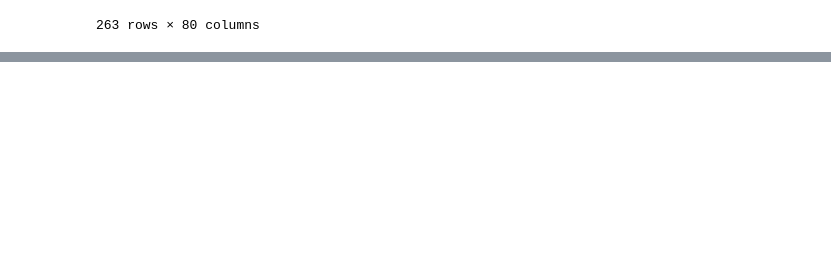
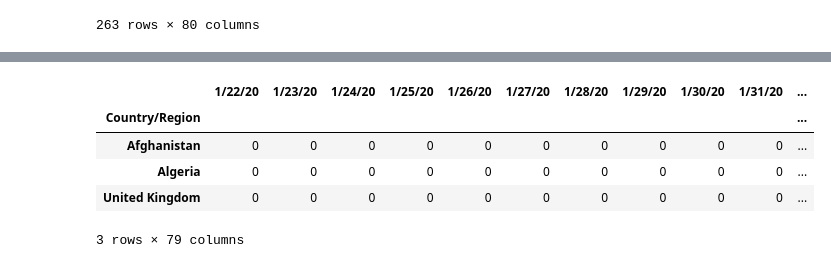
Before and after one commit to FrtZgwL/CoronaBot, a Jupyter notebook: DataAnalysis/EDA .ipynb, the cells around one changed output, grey strips where cells are left out. Cells and saved outputs as stored; diff of their text form; code cells hidden in the pictures; blank space fills up the shorter version.

```diff
--- a/DataAnalysis/EDA .ipynb
+++ b/DataAnalysis/EDA .ipynb
@@ -306,0 +434,12 @@ df
+# %%
+#Plot sveral countries
+country_list = ['Afghanistan', 'Algeria', 'United Kingdom']
+df2 = df1.loc[country_list]
+df2
+# %% [output]
+|  | 1/22/20 | 1/23/20 | 1/24/20 | 1/25/20 | 1/26/20 | 1/27/20 | 1/28/20 | 1/29/20 | 1/30/20 | 1/31/20 | ... |
+| Country/Region |  |  |  |  |  |  |  |  |  |  | ... |
+| Afghanistan | 0 | 0 | 0 | 0 | 0 | 0 | 0 | 0 | 0 | 0 | ... |
+| Algeria | 0 | 0 | 0 | 0 | 0 | 0 | 0 | 0 | 0 | 0 | ... |
+| United Kingdom | 0 | 0 | 0 | 0 | 0 | 0 | 0 | 0 | 0 | 0 | ... |
+3 rows × 79 columns
```
Also changed, not shown: parts of 33 cells of this notebook, 3 other files.
